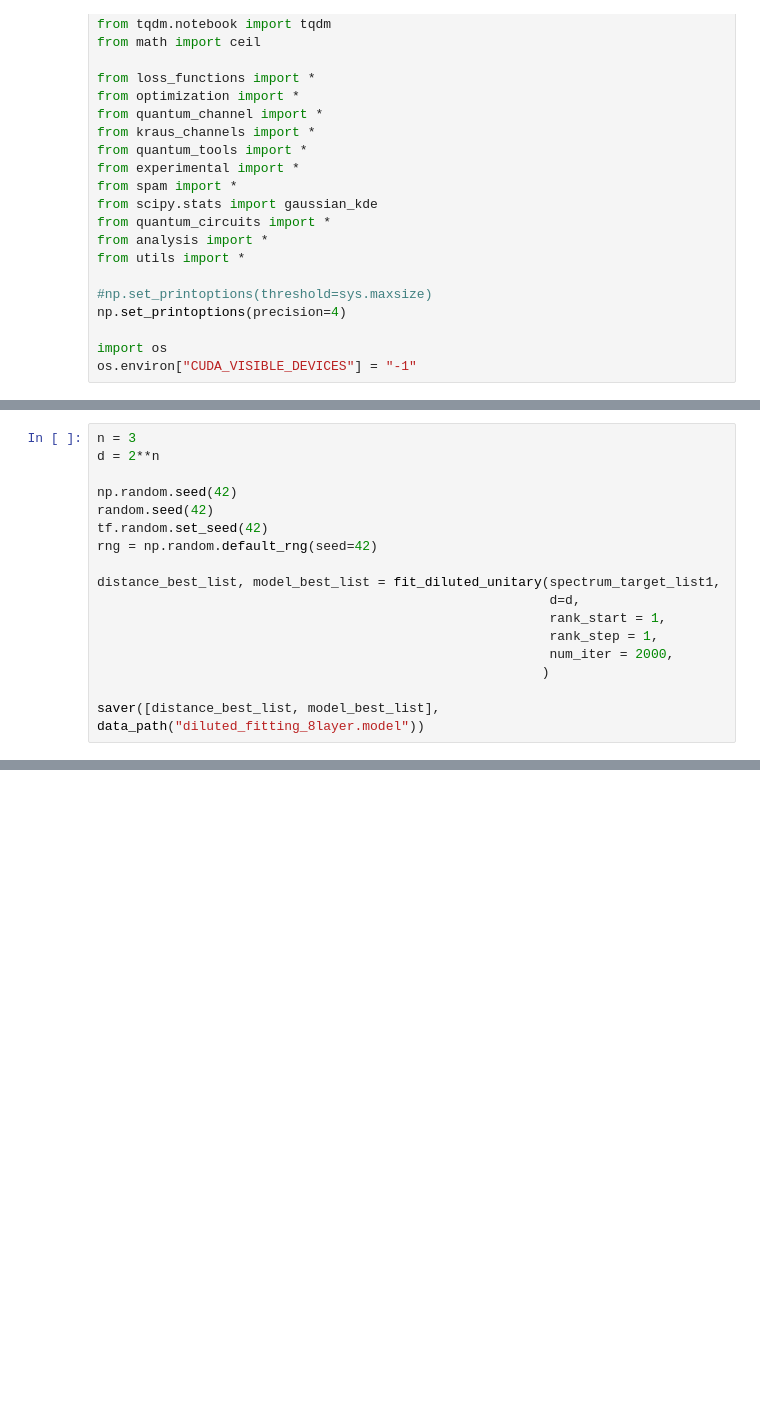
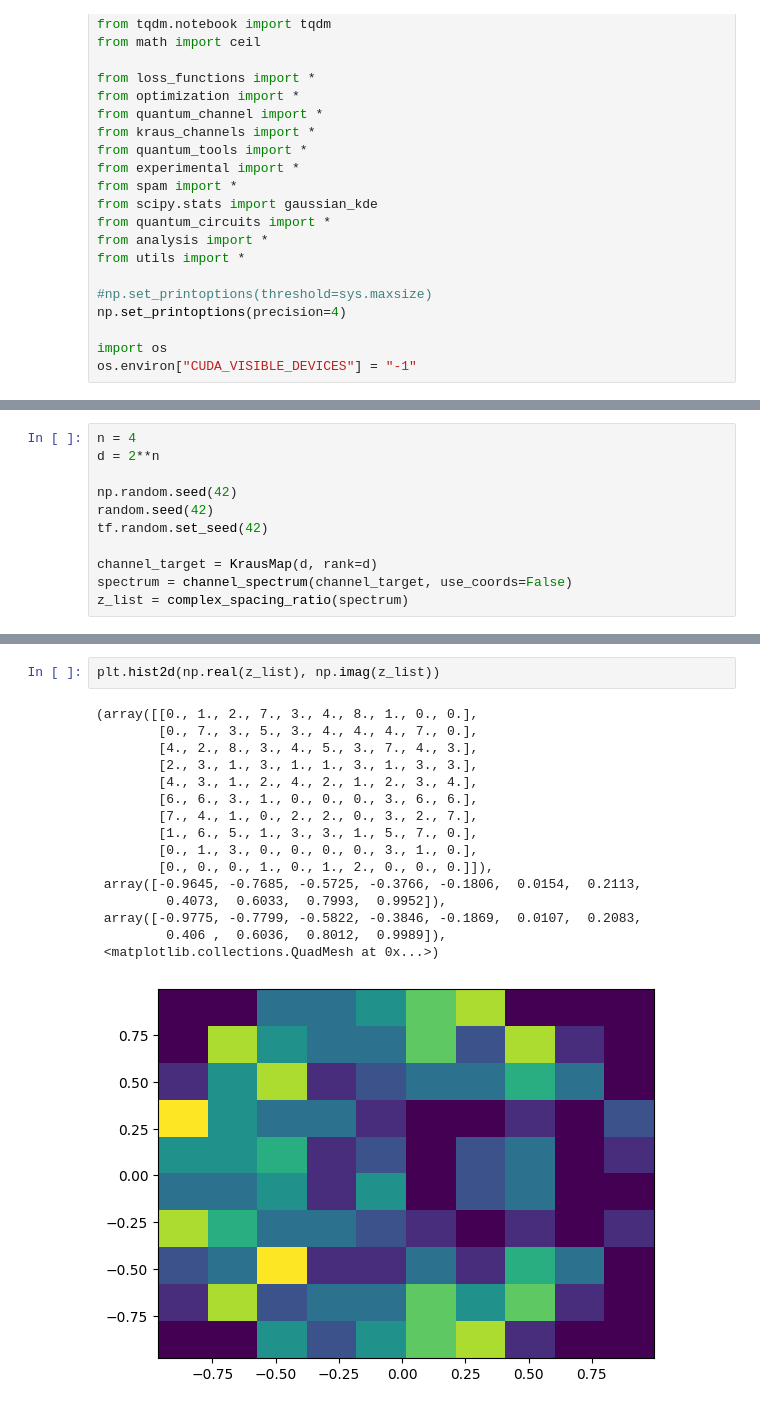
Before and after one commit to KristianWold/experimental-quantum-spectrum, a Jupyter notebook: notebooks/experiments/Complex Spacing Ratio.ipynb, the cells around one changed output, grey strips where cells are left out. Drawn from its saved outputs; the diff is of its cells as text; blank space fills up the shorter version.

Commit message:
Run complex spacing ratio for synthetic data

```diff
--- a/notebooks/experiments/Complex Spacing Ratio.ipynb
+++ b/notebooks/experiments/Complex Spacing Ratio.ipynb
@@ -118,17 +97,11 @@ spectrum_target_list7 = [channel_spectrum(channel, keep_real=False) for channel
 # %%
-n = 3
+n = 4
 d = 2**n
 
 np.random.seed(42)
 random.seed(42)
 tf.random.set_seed(42)
-rng = np.random.default_rng(seed=42)
 
-distance_best_list, model_best_list = fit_diluted_unitary(spectrum_target_list1,
-                                                          d=d,
-                                                          rank_start = 1,
-                                                          rank_step = 1,
-                                                          num_iter = 2000,
-                                                         )
-
-saver([distance_best_list, model_best_list], data_path("diluted_fitting_8layer.model"))
+channel_target = KrausMap(d, rank=d)
+spectrum = channel_spectrum(channel_target, use_coords=False)
+z_list = complex_spacing_ratio(spectrum)
@@ -1245,0 +108,19 @@ Done!
+# %%
+plt.hist2d(np.real(z_list), np.imag(z_list))
+# %% [output]
+(array([[0., 1., 2., 7., 3., 4., 8., 1., 0., 0.],
+        [0., 7., 3., 5., 3., 4., 4., 4., 7., 0.],
+        [4., 2., 8., 3., 4., 5., 3., 7., 4., 3.],
+        [2., 3., 1., 3., 1., 1., 3., 1., 3., 3.],
+        [4., 3., 1., 2., 4., 2., 1., 2., 3., 4.],
+        [6., 6., 3., 1., 0., 0., 0., 3., 6., 6.],
+        [7., 4., 1., 0., 2., 2., 0., 3., 2., 7.],
+        [1., 6., 5., 1., 3., 3., 1., 5., 7., 0.],
+        [0., 1., 3., 0., 0., 0., 0., 3., 1., 0.],
+        [0., 0., 0., 1., 0., 1., 2., 0., 0., 0.]]),
+ array([-0.9645, -0.7685, -0.5725, -0.3766, -0.1806,  0.0154,  0.2113,
+         0.4073,  0.6033,  0.7993,  0.9952]),
+ array([-0.9775, -0.7799, -0.5822, -0.3846, -0.1869,  0.0107,  0.2083,
+         0.406 ,  0.6036,  0.8012,  0.9989]),
+ <matplotlib.collections.QuadMesh at 0x...>)
+[figure, added]
```
Also changed, not shown: parts of 26 cells of this notebook, 6 other files.
